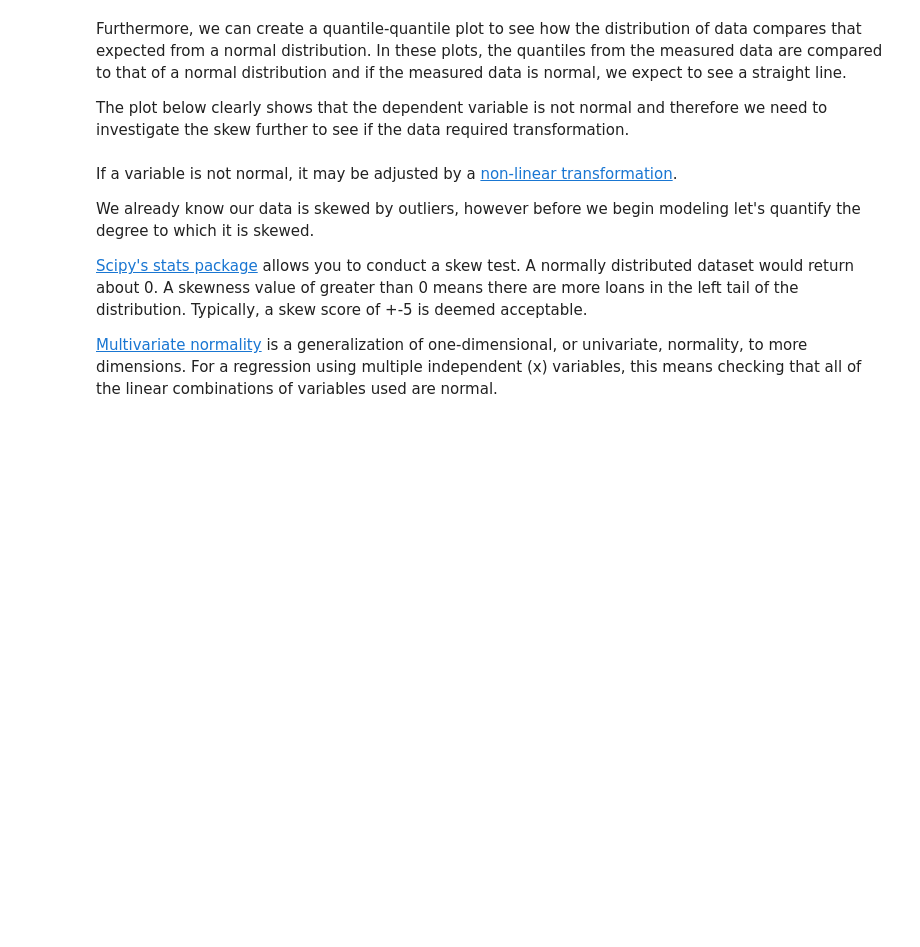
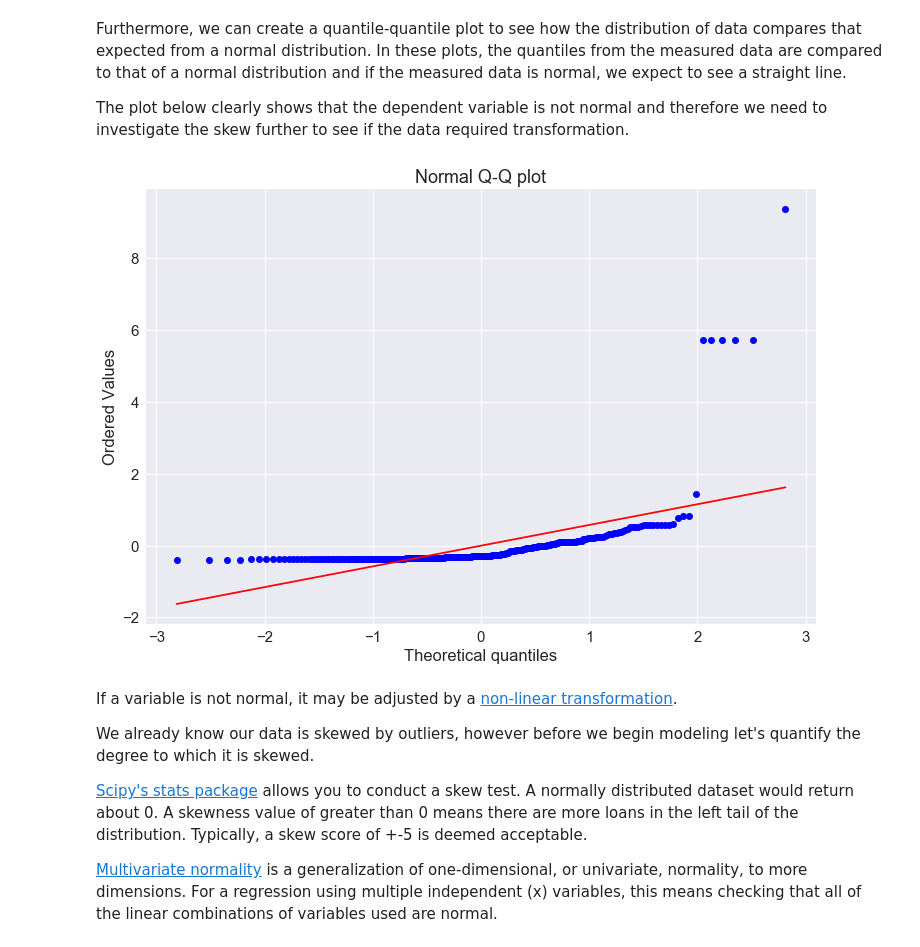
Before and after one commit to DeltaAnalytics/machine_learning_for_good, a Jupyter notebook: module_3_linear_regression/3_1_linear_regression-build_univariate_model-check_assumptions.ipynb, the cells around one changed output. Cells and saved outputs as stored; diff of their text form; code cells hidden in the pictures; blank space fills up the shorter version.

```diff
--- a/module_3_linear_regression/3_1_linear_regression-build_univariate_model-check_assumptions.ipynb
+++ b/module_3_linear_regression/3_1_linear_regression-build_univariate_model-check_assumptions.ipynb
@@ -174,13 +237,15 @@ Furthermore, we can create a quantile-quantile plot to see how the distribution
 The plot below clearly shows that the dependent variable is not normal and therefore we need to investigate the skew further to see if the data required transformation.
 # %%
 # Convert depedant variable to a numpy and standardise the data
-y = np.asarray(df['loan_amount'])
+y = np.asarray(df[y_column])
 standardised_y = (y-np.mean(y))/np.std(y)
 # create a normal Q-Q plot using the stats module probplot
 plt.figure(figsize=(12,8))
 stats.probplot(standardised_y, dist="norm", plot=plt)
 plt.title("Normal Q-Q plot")
 plt.show();
+# %% [output]
+[figure, added]
 # %% [markdown]
 If a variable is not normal, it may be adjusted by a [non-linear transformation](https://stats.stackexchange.com/questions/298/in-linear-regression-when-is-it-appropriate-to-use-the-log-of-an-independent-va).
 
```
Also changed, not shown: parts of 25 cells of this notebook, 1 other file.
